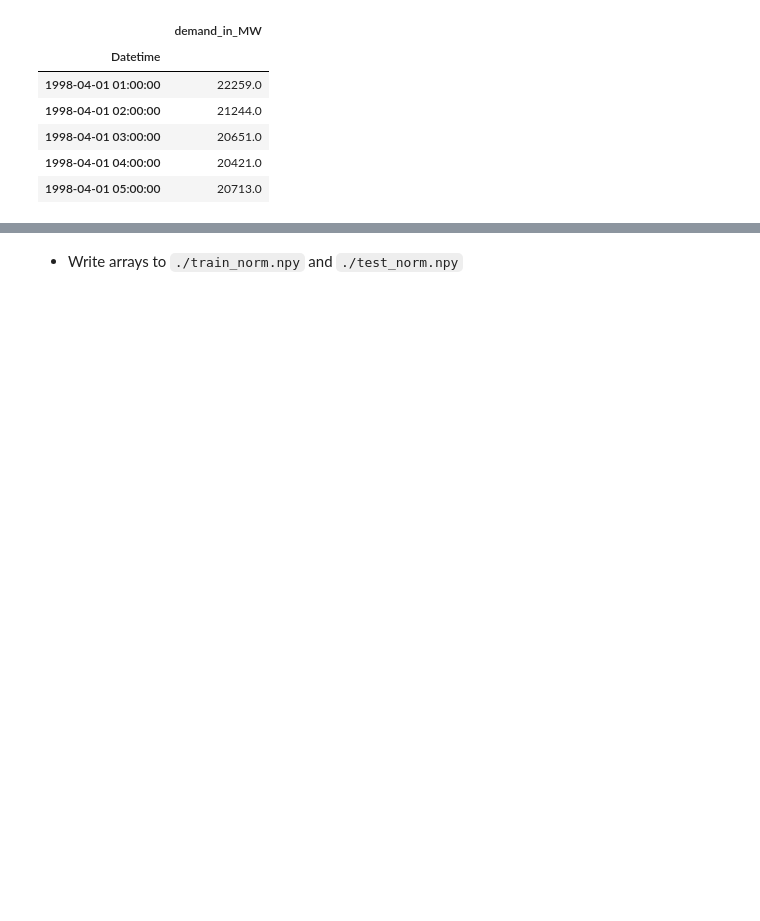
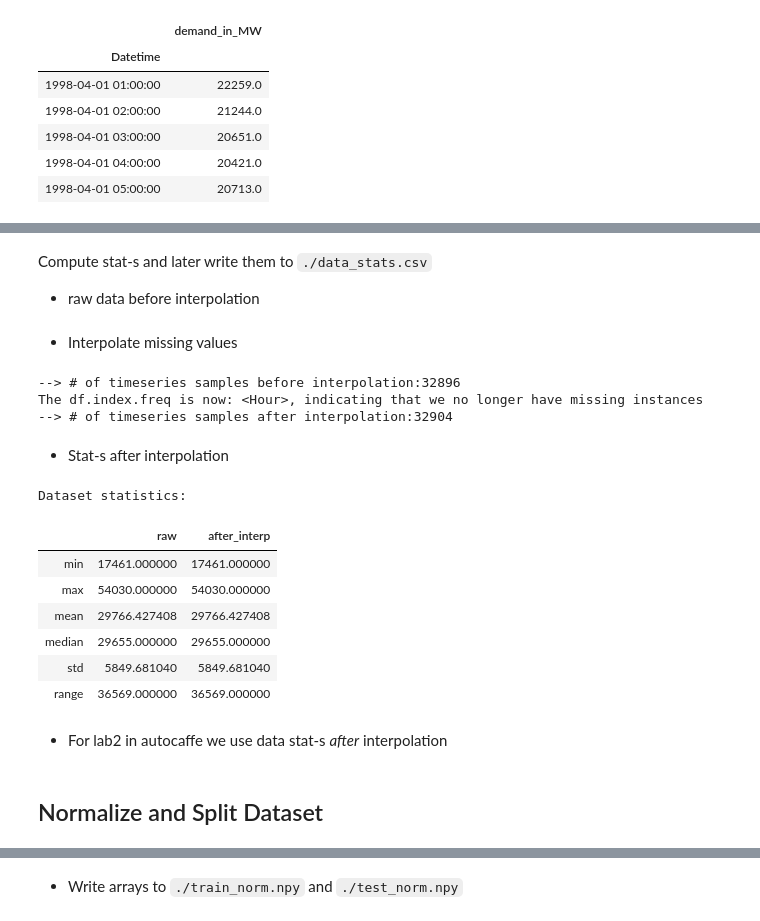
Before and after one commit to mshagirov/datathon2020, a Jupyter notebook: lab2/0_normalize_dataset.ipynb, the cells around one changed output, grey strips where cells are left out. Drawn from its saved outputs; the diff is of its cells as text; code cells hidden in the pictures; blank space fills up the shorter version.

Commit message:
lab2 windowed datasets

```diff
--- a/lab2/0_normalize_dataset.ipynb
+++ b/lab2/0_normalize_dataset.ipynb
@@ -202,0 +113,54 @@ test_norm = (test_raw - x_mean)/x_scale
+# %% [markdown]
+Compute stat-s and later write them to `./data_stats.csv`
+- raw data before interpolation
+# %%
+# before interpolation
+data_stats = {}
+indx = ['min','max','mean','median','std','range']
+data_stats['raw'] = [df.values.min(), df.values.max(),
+                       df.values.mean(), np.median(df.values),
+                       df.values.std(), df.values.max() - df.values.min() ]
+# %% [markdown]
+- Interpolate missing values
+# %%
+print(f'--> # of timeseries samples before interpolation:{len(df)}')
+# this will append the previously missing datetimes, and create null values in our target variable
+df = df.reindex(date_range)
+
+# we fill in the blanks with values that lie on a linear curve between existing data points
+df['demand_in_MW'].interpolate(method='linear', inplace=True)
+
+# now we have a neatly continuous datetime index
+print(f'The df.index.freq is now: {df.index.freq}, indicating that we no longer have missing instances')
+print(f'--> # of timeseries samples after interpolation:{len(df)}')
+# %% [output]
+--> # of timeseries samples before interpolation:32896
+The df.index.freq is now: <Hour>, indicating that we no longer have missing instances
+--> # of timeseries samples after interpolation:32904
+# %% [markdown]
+- Stat-s after interpolation
+# %%
+data_stats['after_interp'] = [df.values.min(), df.values.max(),
+                              df.values.mean(), np.median(df.values),
+                              df.values.std(), df.values.max() - df.values.min() ]
+
+# write to file
+data_stats_df  = pd.DataFrame(data=data_stats,index=indx)
+data_stats_df.to_csv('./data_stats.csv',
+                     header=True,index=True)
+
+print('Dataset statistics:')
+data_stats_df
+# %% [output]
+Dataset statistics:
+|  | raw | after_interp |
+| min | 17461.000000 | 17461.000000 |
+| max | 54030.000000 | 54030.000000 |
+| mean | 29766.427408 | 29766.427408 |
+| median | 29655.000000 | 29655.000000 |
+| std | 5849.681040 | 5849.681040 |
+| range | 36569.000000 | 36569.000000 |
+# %% [markdown]
+- For lab2 in autocaffe we use data stat-s _after_ interpolation
+# %% [markdown]
+## Normalize and Split Dataset
```
Also changed, not shown: parts of 41 cells of this notebook, 29 other files.
